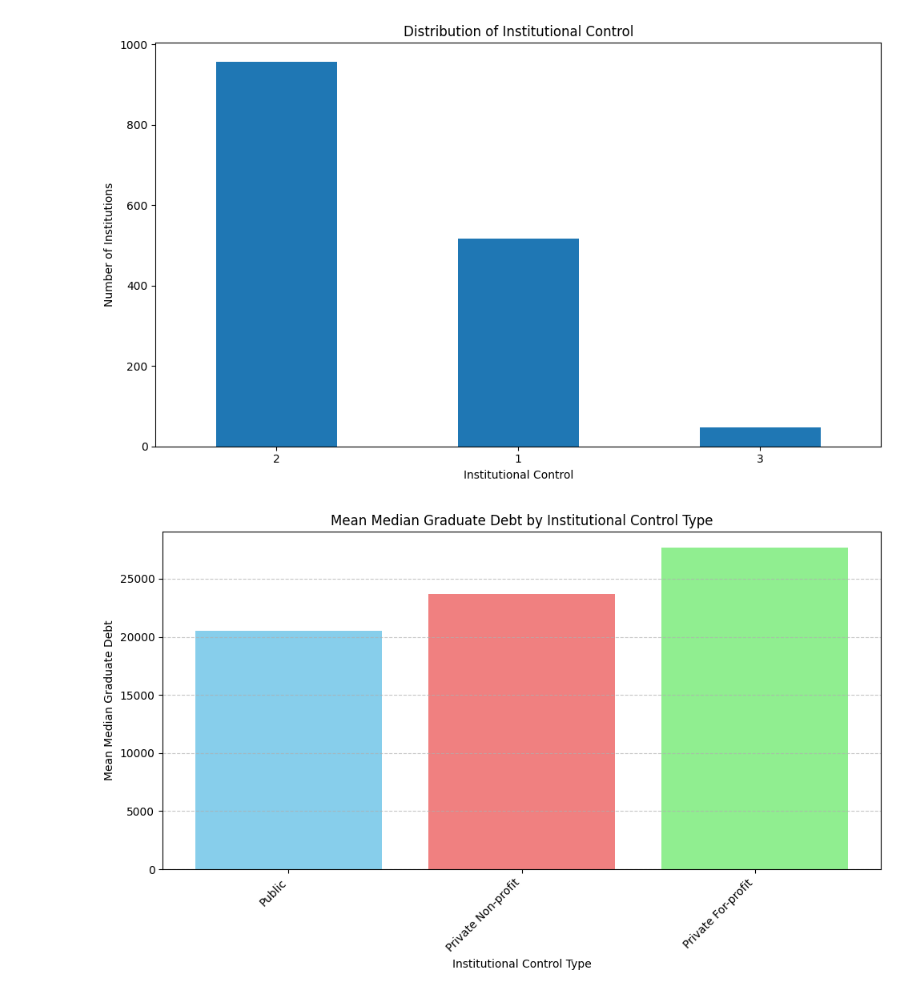
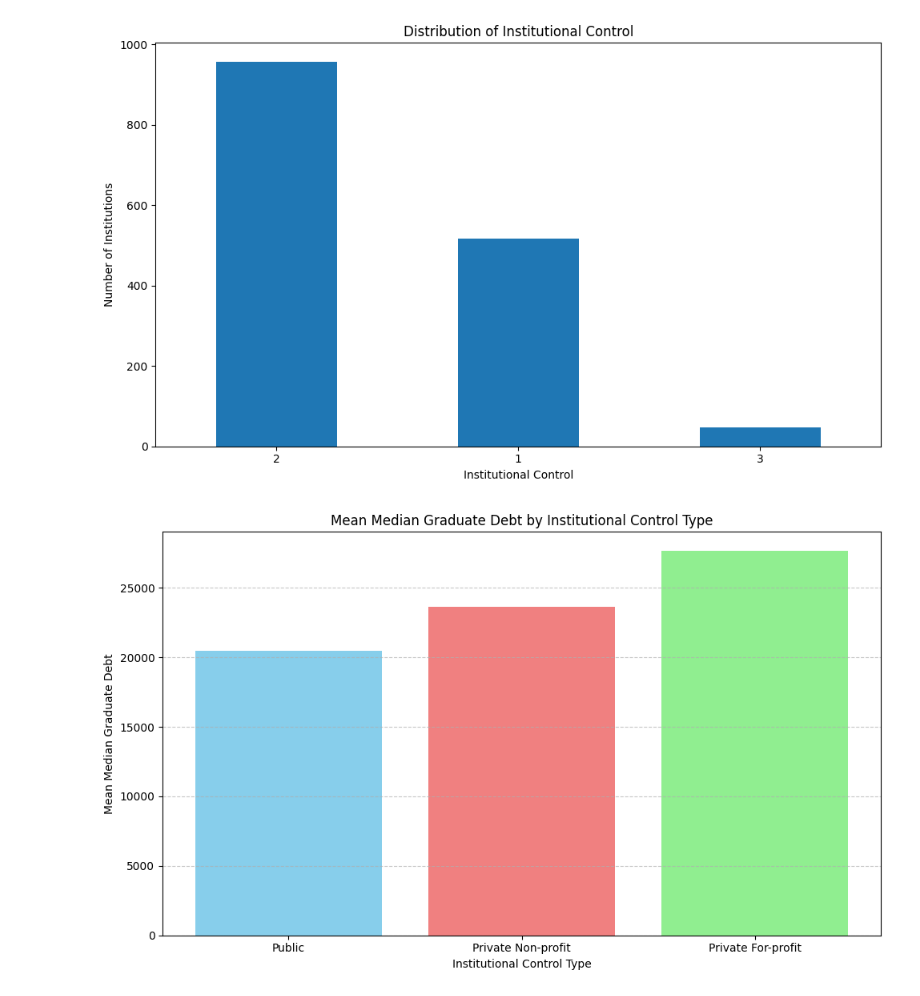
Before and after one commit to mjwillis717-coder/dsrp, a Jupyter notebook: DSRP_Education.ipynb, the cells around one changed output. Drawn from its saved outputs; the diff is of its cells as text; code cells hidden in the pictures.

```diff
--- a/DSRP_Education.ipynb
+++ b/DSRP_Education.ipynb
@@ -396,23 +400,22 @@ plt.show()
 # %%
 
 debt_by_control = college_df.groupby('Institutional Control')['Median Graduate Debt'].mean().reset_index()
 
 control_labels = {
     1: 'Public',
     2: 'Private Non-profit',
     3: 'Private For-profit'
 }
 debt_by_control['Institutional Control Label'] = debt_by_control['Institutional Control'].map(control_labels)
 
 plt.figure(figsize=(10, 6))
 plt.bar(debt_by_control['Institutional Control Label'], debt_by_control['Median Graduate Debt'], color=['skyblue', 'lightcoral', 'lightgreen'])
 
 plt.xlabel('Institutional Control Type')
 plt.ylabel('Mean Median Graduate Debt')
 plt.title('Mean Median Graduate Debt by Institutional Control Type')
-plt.xticks(rotation=45, ha='right') # Rotate labels for better fit
 plt.grid(axis='y', linestyle='--', alpha=0.7)
 plt.tight_layout()
 plt.show()
 # %% [output]
-[figure, old version]
+[figure, new version]
```
Also changed, not shown: parts of 14 cells of this notebook.
